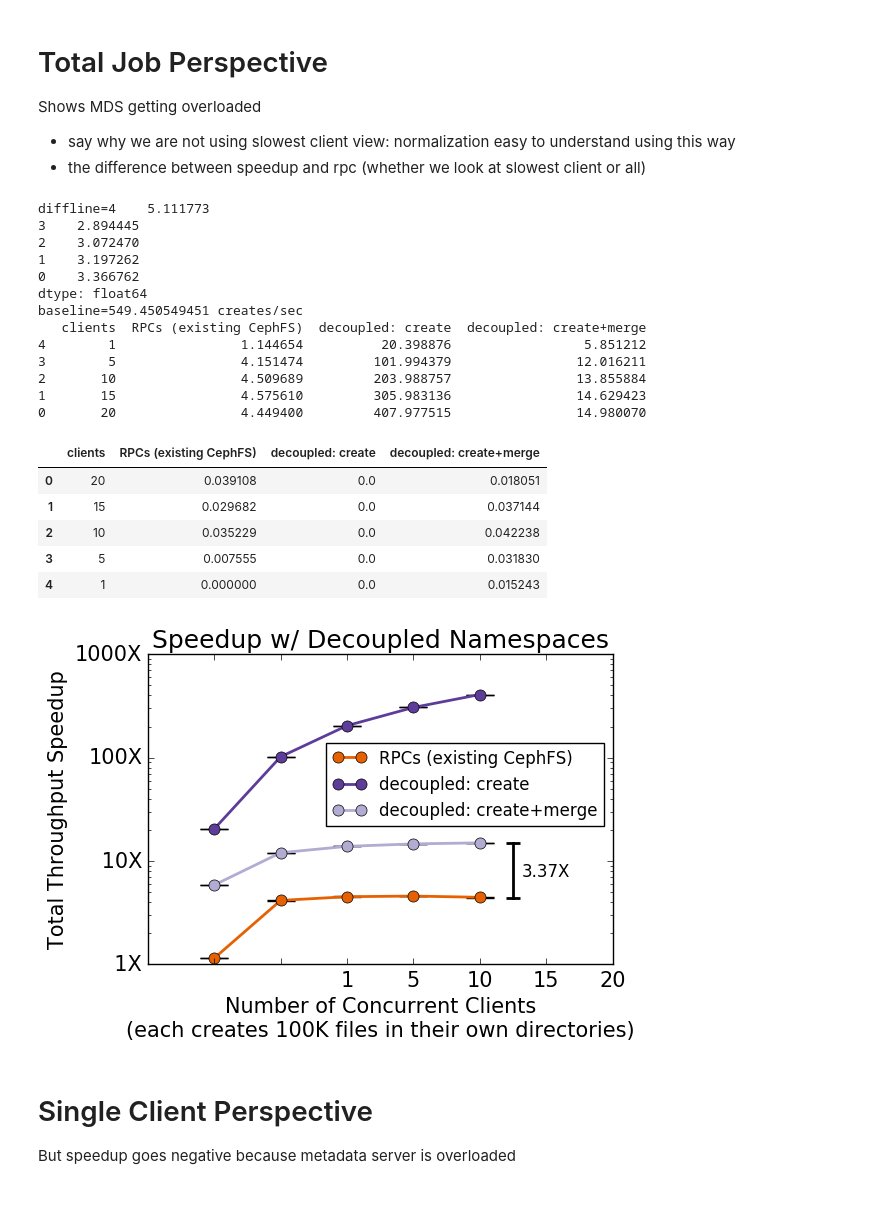
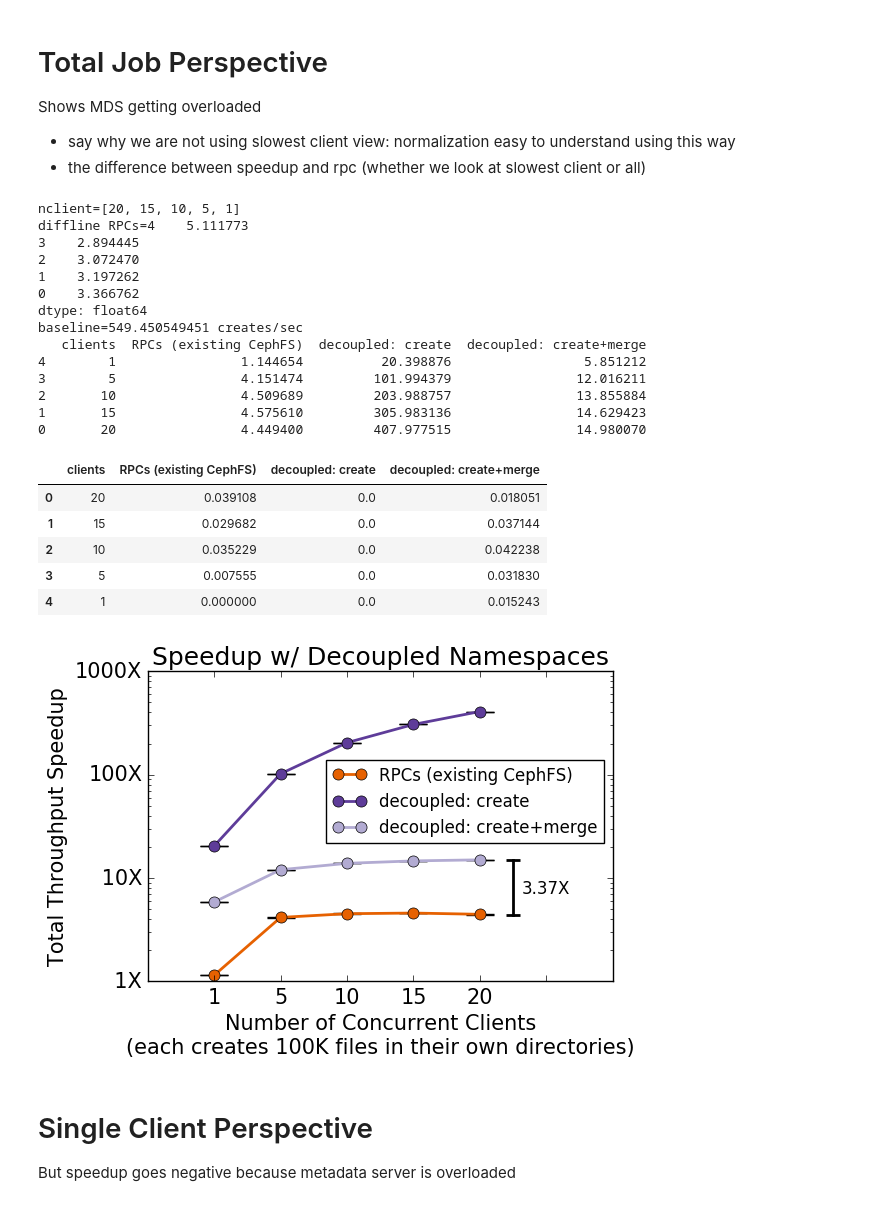
Before and after one commit to michaelsevilla/cudele-popper, a Jupyter notebook: experiments/cudele-mergescale/visualize/viz.ipynb, the cells around one changed output. Saved outputs shown, nothing was run; the diff lists cells and outputs as text; code cells hidden in the pictures.

```diff
--- a/experiments/cudele-mergescale/visualize/viz.ipynb
+++ b/experiments/cudele-mergescale/visualize/viz.ipynb
@@ -46,7 +46,7 @@ def parse_decoupled(runs):
 def parse_rpcs(nclient):
     rpcs = pd.DataFrame(columns=["# of Clients", "rpcs"])
     for i in nclient:
-        j1 = parse_mdtest(glob.glob("../../baseline-creates1/results-multipleruns/results-cloudlab-clients1-procs" + str(i) + "-nolog-run0/*isolated*"))
+        j1 = parse_mdtest(glob.glob("../../baseline-durability/results-multipleruns/results-cloudlab-clients1-procs" + str(i) + "-nolog-run0/*isolated*"))
         #if i < 20:
         #    j1   = parse_mdtest(glob.glob("../../baseline-creates/results-cloudlab-clients" + str(i) + "/*isolated*"))
         #else: # the max value we can scale to is 18
@@ -75,7 +75,7 @@ colors  = ['#f1a340', '#998ec3', '#f7f7f7']
 
 # these all return runtimes, so find mean
 #baseline = 100000/np.mean(parse_mdtest(glob.glob("../../baseline-creates/results-cloudlab-clients1/*isolated*")))
-baseline = 100000/np.mean(parse_mdtest(glob.glob("../../baseline-creates1/results-multipleruns/results-cloudlab-clients1-procs1-log30-run0/*isolated*")))
+baseline = 100000/np.mean(parse_mdtest(glob.glob("../../baseline-durability/results-multipleruns/results-cloudlab-clients1-procs1-log30-run0/*isolated*")))
 rpcs = parse_rpcs(nclient)
 crts = parse_creates('../../cudele-mechanisms/results-cloudlab-nostream-run')
 decp = parse_decoupled(runs)
@@ -113,7 +113,8 @@ mean[[RPCsL, createL, mergeL]].plot(ax=ax,
 # format
 ax.set_xlabel("Number of Concurrent Clients\n(each creates 100K files in their own directories)")
 ax.set_xlim(5, -2)
-ax.set_xticklabels(nclient, rotation=0)
+print "nclient="+ str(nclient)
+ax.set_xticklabels([""] + [""] + nclient, rotation=0)
 ax.set_yscale('log')
 ax.set_yticklabels(['{:3.0f}X'.format(x) for x in ax.get_yticks()])
 ax.set_title("Speedup w/ Decoupled Namespaces")
@@ -127,35 +128,36 @@ print "diffline RPCs=" + str(mean[mergeL]/mean[RPCsL])
 ax.annotate("3.37X", xy=(-1, 8), xytext=(-1, 8), **args)
 
 # remove error bars in legend
 handles, labels = ax.get_legend_handles_labels()
 handles = [h[0] for h in handles]
 ax.legend(handles, labels, bbox_to_anchor=(1, 0.58), loc='center right', fontsize=12,numpoints=2)
 
 fig.savefig('../../../paper/graphs/mergescale.png', bbox_inches='tight', dpi=400)
 print "baseline=" + str(baseline) + " creates/sec"
 print mean
 stds
 # %% [output]
-diffline=4    5.111773
+nclient=[20, 15, 10, 5, 1]
+diffline RPCs=4    5.111773
 3    2.894445
 2    3.072470
 1    3.197262
 0    3.366762
 dtype: float64
 baseline=549.450549451 creates/sec
    clients  RPCs (existing CephFS)  decoupled: create  decoupled: create+merge
 4        1                1.144654          20.398876                 5.851212
 3        5                4.151474         101.994379                12.016211
 2       10                4.509689         203.988757                13.855884
 1       15                4.575610         305.983136                14.629423
 0       20                4.449400         407.977515                14.980070
 |  | clients | RPCs (existing CephFS) | decoupled: create | decoupled: create+merge |
 | 0 | 20 | 0.039108 | 0.0 | 0.018051 |
 | 1 | 15 | 0.029682 | 0.0 | 0.037144 |
 | 2 | 10 | 0.035229 | 0.0 | 0.042238 |
 | 3 | 5 | 0.007555 | 0.0 | 0.031830 |
 | 4 | 1 | 0.000000 | 0.0 | 0.015243 |
-[figure, old version]
+[figure, new version]
 # %% [markdown]
 # Single Client Perspective
 But speedup goes negative because metadata server is overloaded
```
Also changed, not shown: 14 other files.
